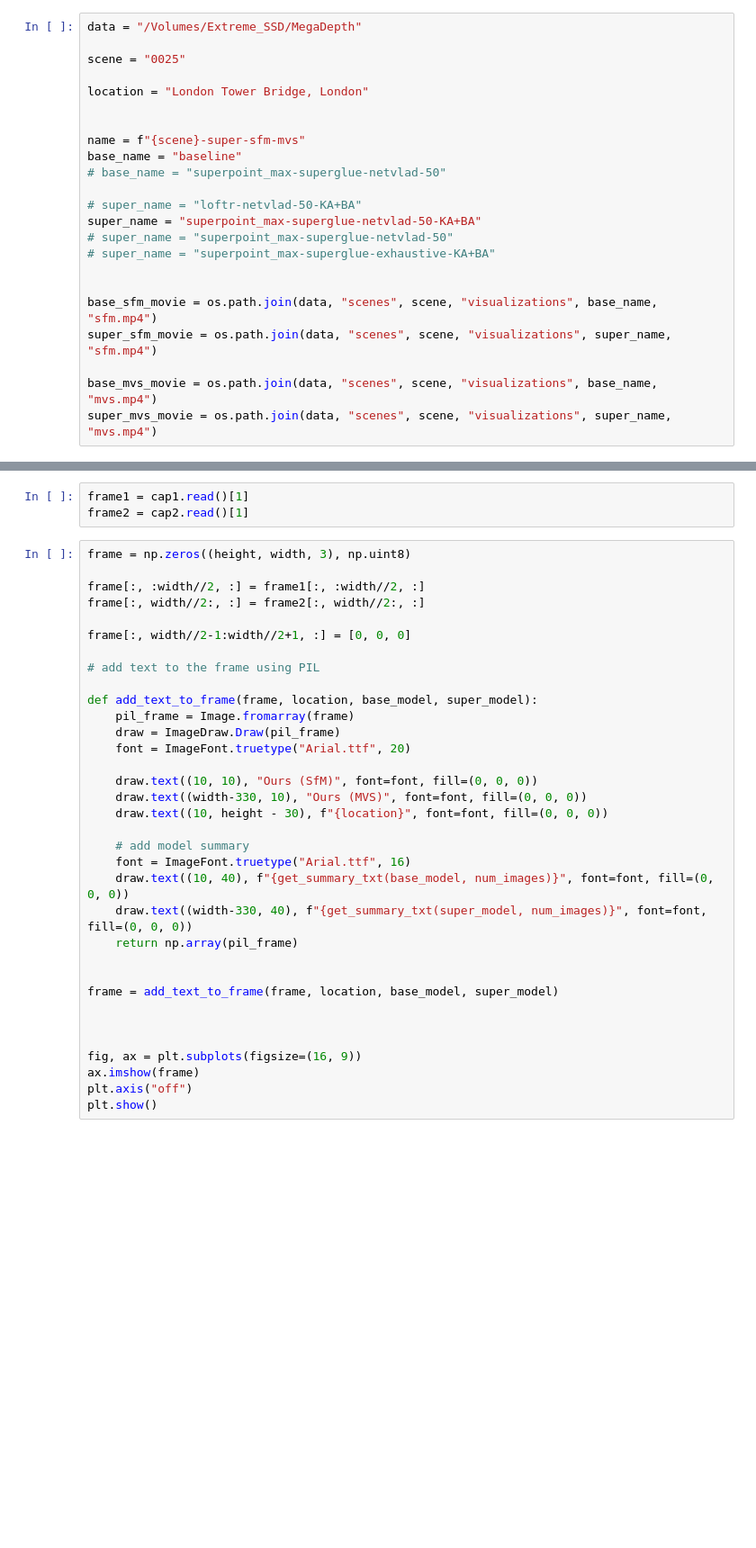
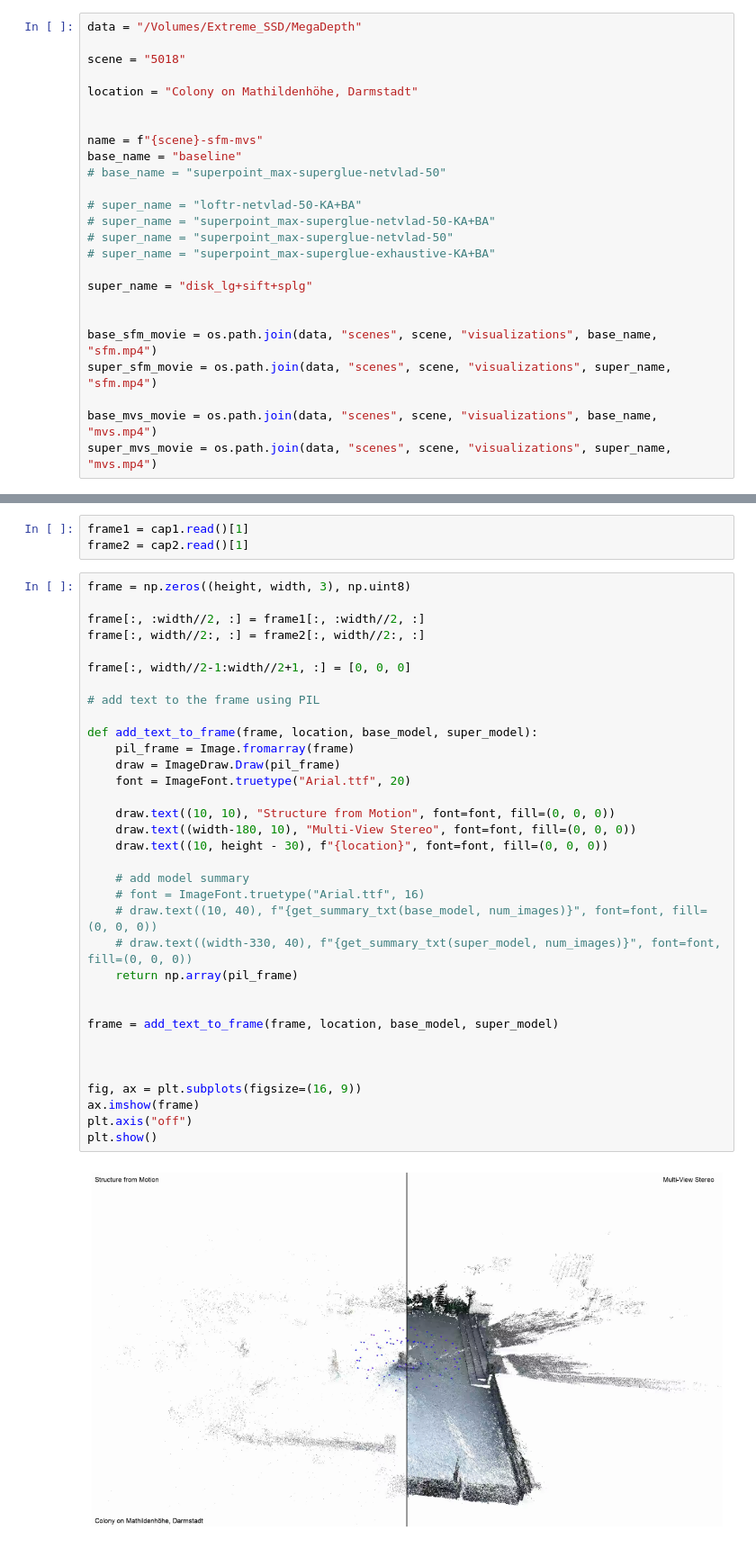
Before and after one commit to fyangch/RefinedMegaDepth, a Jupyter notebook: notebooks/visualizations/create_side_by_side_movie.ipynb, the cells around one changed output, grey strips where cells are left out. Shown at 90% size. Drawn from its saved outputs; the diff is of its cells as text; blank space fills up the shorter version.

Commit message:
Add notebooks and updated visualizations.

```diff
--- a/notebooks/visualizations/create_side_by_side_movie.ipynb
+++ b/notebooks/visualizations/create_side_by_side_movie.ipynb
@@ -12,19 +12,21 @@ from PIL import Image, ImageDraw, ImageFont
 # %%
 data = "/Volumes/Extreme_SSD/MegaDepth"
 
-scene = "0025"
+scene = "5018"
 
-location = "London Tower Bridge, London"
+location = "Colony on Mathildenhöhe, Darmstadt"
 
 
-name = f"{scene}-super-sfm-mvs"
+name = f"{scene}-sfm-mvs"
 base_name = "baseline"
 # base_name = "superpoint_max-superglue-netvlad-50"
 
 # super_name = "loftr-netvlad-50-KA+BA"
-super_name = "superpoint_max-superglue-netvlad-50-KA+BA"
+# super_name = "superpoint_max-superglue-netvlad-50-KA+BA"
 # super_name = "superpoint_max-superglue-netvlad-50"
 # super_name = "superpoint_max-superglue-exhaustive-KA+BA"
+
+super_name = "disk_lg+sift+splg"
 
 
 base_sfm_movie = os.path.join(data, "scenes", scene, "visualizations", base_name, "sfm.mp4")
@@ -69,37 +92,39 @@ frame2 = cap2.read()[1]
 # %%
 frame = np.zeros((height, width, 3), np.uint8)
 
 frame[:, :width//2, :] = frame1[:, :width//2, :]
 frame[:, width//2:, :] = frame2[:, width//2:, :]
 
 frame[:, width//2-1:width//2+1, :] = [0, 0, 0]
 
 # add text to the frame using PIL
 
 def add_text_to_frame(frame, location, base_model, super_model):
     pil_frame = Image.fromarray(frame)
     draw = ImageDraw.Draw(pil_frame)
     font = ImageFont.truetype("Arial.ttf", 20)
 
-    draw.text((10, 10), "Ours (SfM)", font=font, fill=(0, 0, 0))
-    draw.text((width-330, 10), "Ours (MVS)", font=font, fill=(0, 0, 0))
+    draw.text((10, 10), "Structure from Motion", font=font, fill=(0, 0, 0))
+    draw.text((width-180, 10), "Multi-View Stereo", font=font, fill=(0, 0, 0))
     draw.text((10, height - 30), f"{location}", font=font, fill=(0, 0, 0))
 
     # add model summary
-    font = ImageFont.truetype("Arial.ttf", 16)
-    draw.text((10, 40), f"{get_summary_txt(base_model, num_images)}", font=font, fill=(0, 0, 0))
-    draw.text((width-330, 40), f"{get_summary_txt(super_model, num_images)}", font=font, fill=(0, 0, 0))
+    # font = ImageFont.truetype("Arial.ttf", 16)
+    # draw.text((10, 40), f"{get_summary_txt(base_model, num_images)}", font=font, fill=(0, 0, 0))
+    # draw.text((width-330, 40), f"{get_summary_txt(super_model, num_images)}", font=font, fill=(0, 0, 0))
     return np.array(pil_frame)
 
 
 frame = add_text_to_frame(frame, location, base_model, super_model)
 
 
 
 fig, ax = plt.subplots(figsize=(16, 9))
 ax.imshow(frame)
 plt.axis("off")
 plt.show()
+# %% [output]
+[figure, added]
 # %%
 # load the videos as numpy arrays
 cap1 = cv2.VideoCapture(super_sfm_movie)
```
Also changed, not shown: parts of 4 cells of this notebook, 6 other files.
